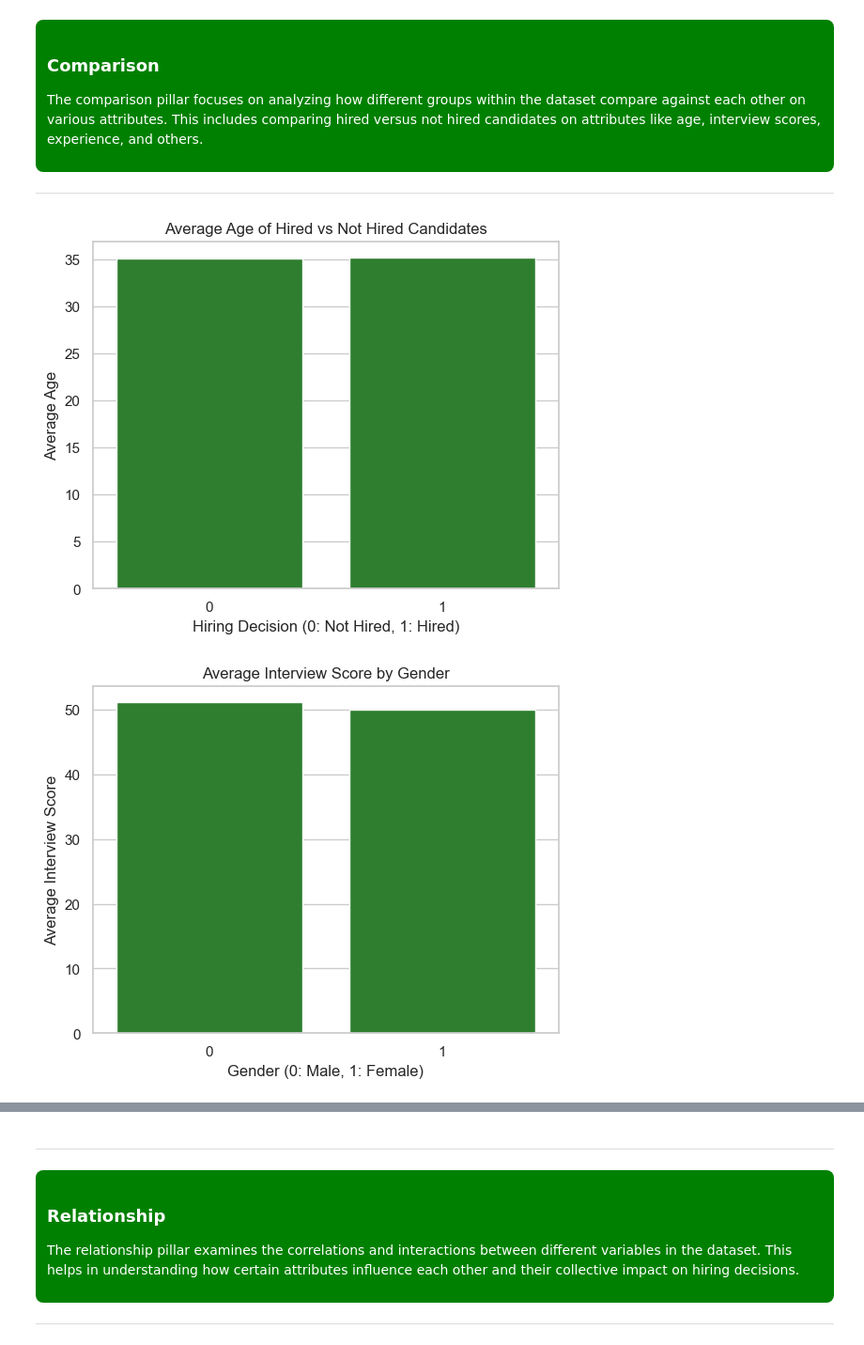
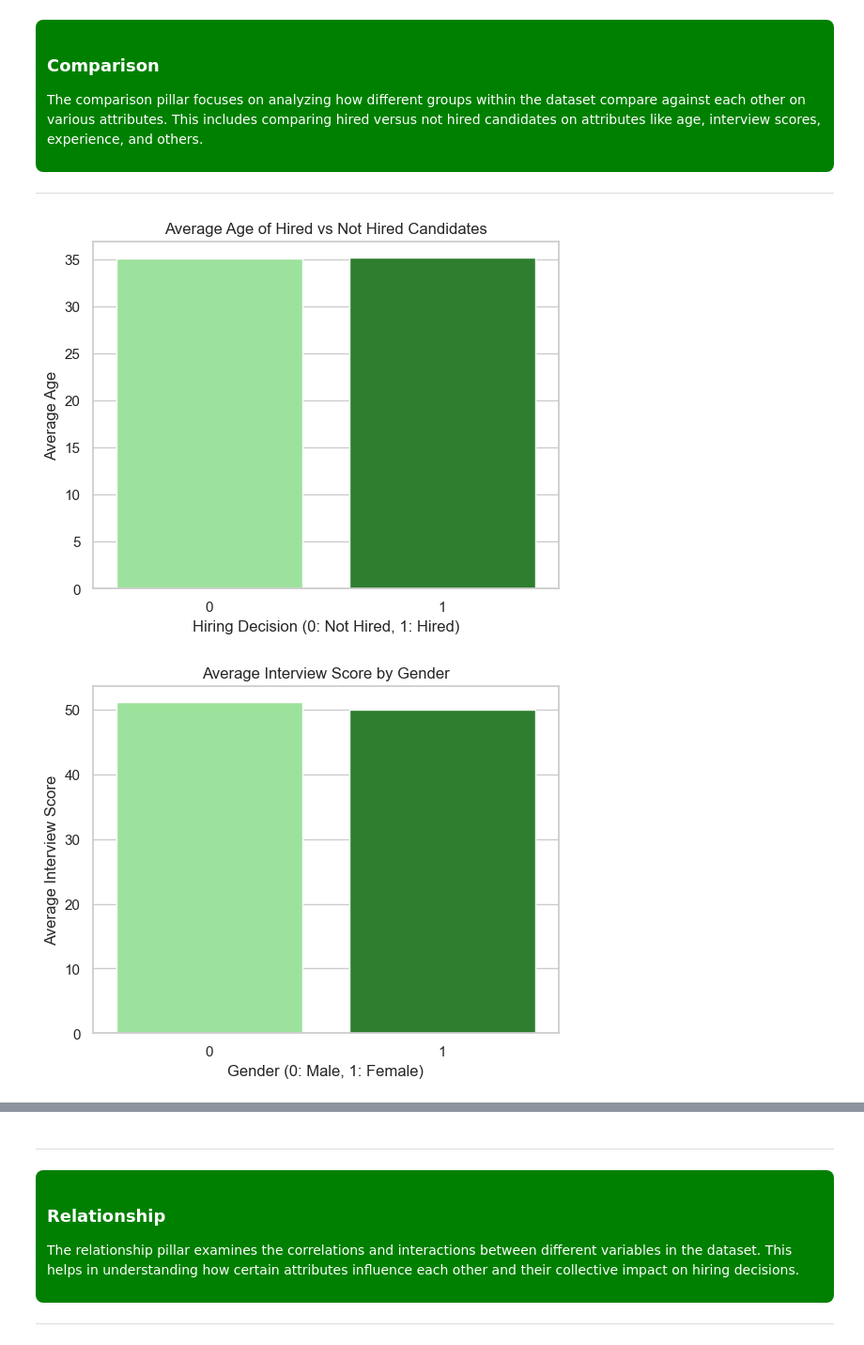
Before and after one commit to Eunnylans/Hiring--Analysis--Using--Linear--Regression, a Jupyter notebook: Predicting--Hiring--Decisions.ipynb, the cells around one changed output, grey strips where cells are left out. Shown at 94% size. Saved outputs shown, nothing was run; the diff lists cells and outputs as text; code cells hidden in the pictures.

```diff
--- a/Predicting--Hiring--Decisions.ipynb
+++ b/Predicting--Hiring--Decisions.ipynb
@@ -619,22 +619,24 @@ The comparison pillar focuses on analyzing how different groups within the datas
 # %%
 # 1. What is the average age of hired candidates versus not hired candidates?
 avg_age_hired = df.groupby('HiringDecision')['Age'].mean()
-sns.barplot(x=avg_age_hired.index, y=avg_age_hired.values, color='forestgreen')
+custom_palette = ['lightgreen', 'forestgreen']  # Replace with your desired colors
+sns.barplot(x=avg_age_hired.index, y=avg_age_hired.values, palette=custom_palette)
 plt.title('Average Age of Hired vs Not Hired Candidates')
 plt.ylabel('Average Age')
 plt.xlabel('Hiring Decision (0: Not Hired, 1: Hired)')
 plt.show()
 # %% [output]
-[figure, old version]
+[figure, new version]
 # %%
 # 2. How does the average interview score compare between male and female candidates?
 avg_interview_score_gender = df.groupby('Gender')['InterviewScore'].mean()
-sns.barplot(x=avg_interview_score_gender.index, y=avg_interview_score_gender.values, color='forestgreen')
+custom_palette = ['lightgreen', 'forestgreen']  # Replace with your desired colors
+sns.barplot(x=avg_interview_score_gender.index, y=avg_interview_score_gender.values, palette=custom_palette)
 plt.title('Average Interview Score by Gender')
 plt.ylabel('Average Interview Score')
 plt.xlabel('Gender (0: Male, 1: Female)')
 plt.show()
 # %% [output]
-[figure, old version]
+[figure, new version]
 # %%
 # 3. What is the distribution of years of experience for candidates hired versus those not hired?
```
Also changed, not shown: parts of 13 cells of this notebook.
